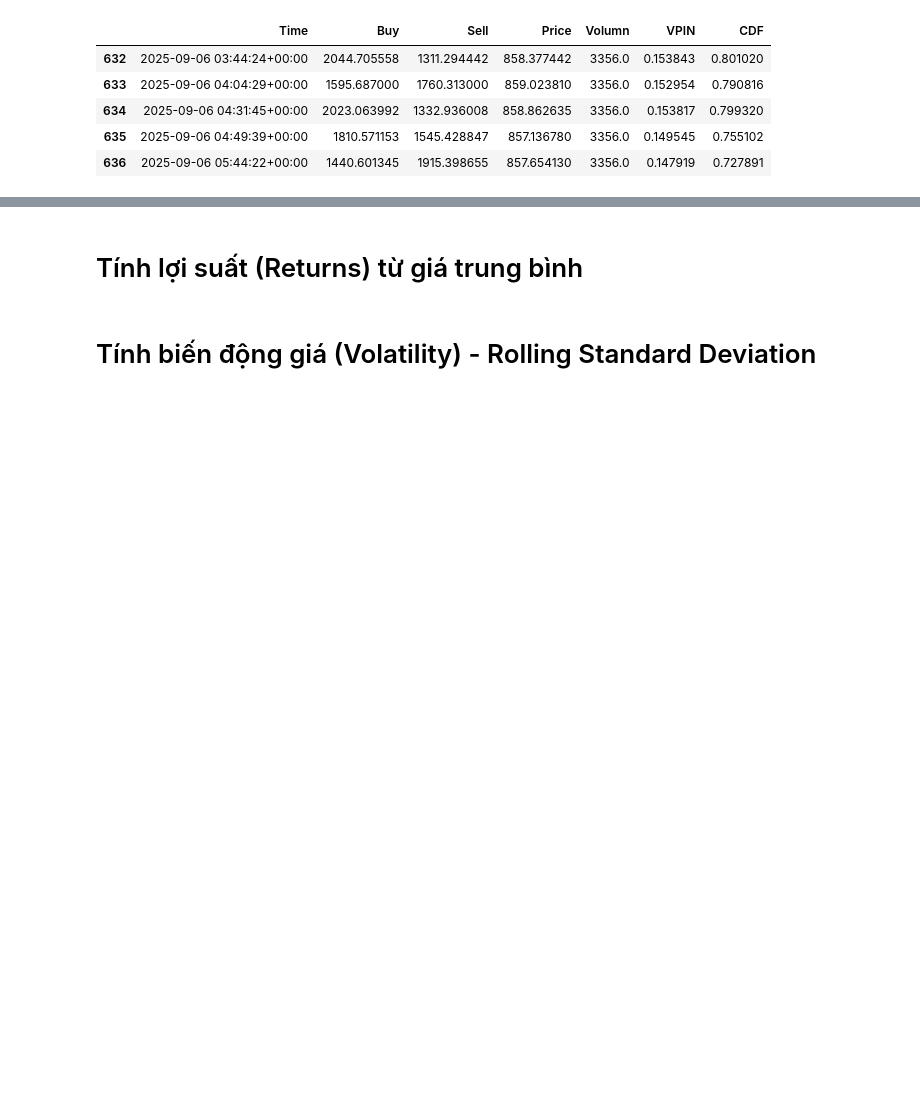
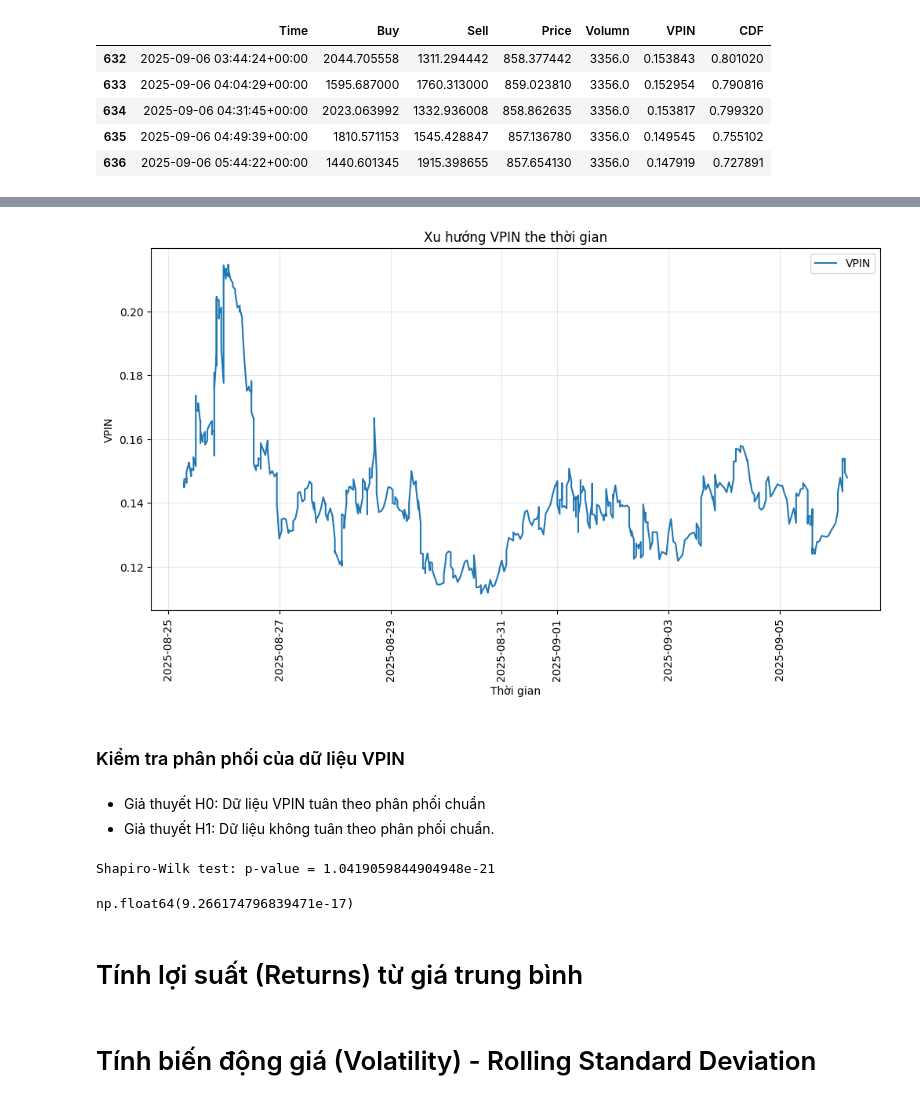
Before and after one commit to HoaPham119/thesis, a Jupyter notebook: code/binance_model.ipynb, the cells around one changed output, grey strips where cells are left out. Cells and saved outputs as stored; diff of their text form; code cells hidden in the pictures; blank space fills up the shorter version.

```diff
--- a/code/binance_model.ipynb
+++ b/code/binance_model.ipynb
@@ -24,3 +60,32 @@ df.tail()
+# %%
+def plot_vpin(buckets, col):
+    plt.figure(figsize=(12,6))
+    plt.plot(buckets["Time"].dt.floor('h'), buckets[col], label=f'{col}', linewidth=1.5)
+    plt.title(f"Xu hướng {col} the thời gian")
+    plt.xlabel("Thời gian")
+    plt.ylabel(col)
+    plt.legend()
+    plt.grid(True, alpha=0.3)
+    plt.xticks(rotation=90)
+    plt.show()
+plot_vpin(df, "VPIN")
+# %% [output]
+[figure, added]
+# %% [markdown]
+### Kiểm tra phân phối của dữ liệu VPIN
+# %% [markdown]
+- Giả thuyết H0: Dữ liệu VPIN tuân theo phân phối chuẩn
+- Giả thuyết H1: Dữ liệu không tuân theo phân phối chuẩn.
+# %%
+stat, p = shapiro(df['VPIN'].dropna())
+print(f'Shapiro-Wilk test: p-value = {p}')
+# %% [output]
+Shapiro-Wilk test: p-value = 1.0419059844904948e-21
+# %%
+stat, p = shapiro(np.log(df['VPIN'].dropna()))
+p
+# %% [output]
+np.float64(9.266174796839471e-17)
 # %%
 # Cửa sổ
 window = 50
```
Also changed, not shown: parts of 10 cells of this notebook.
